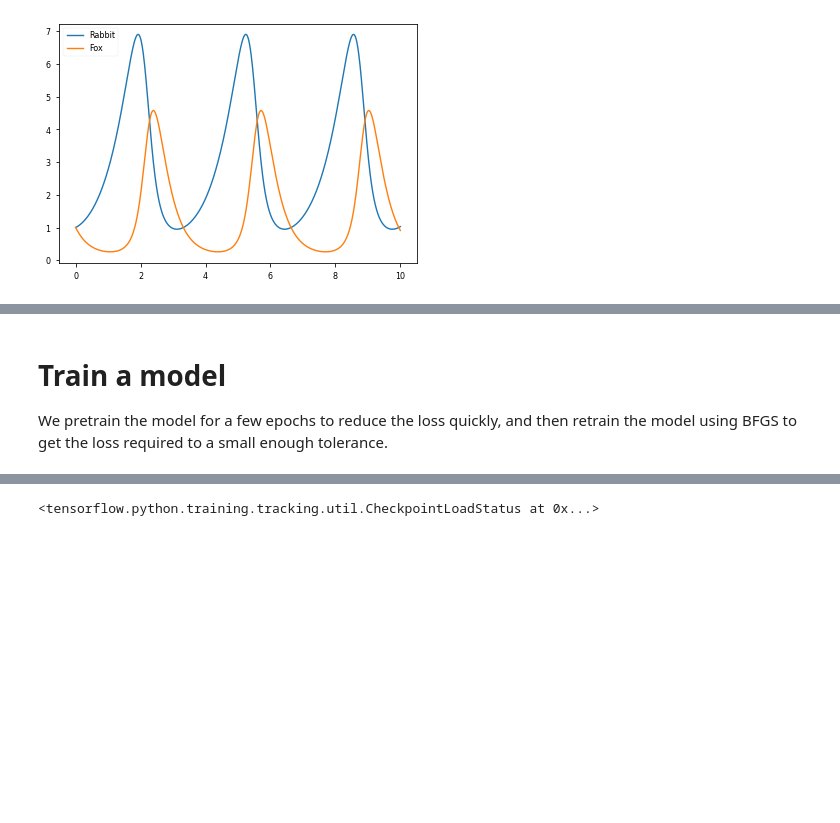
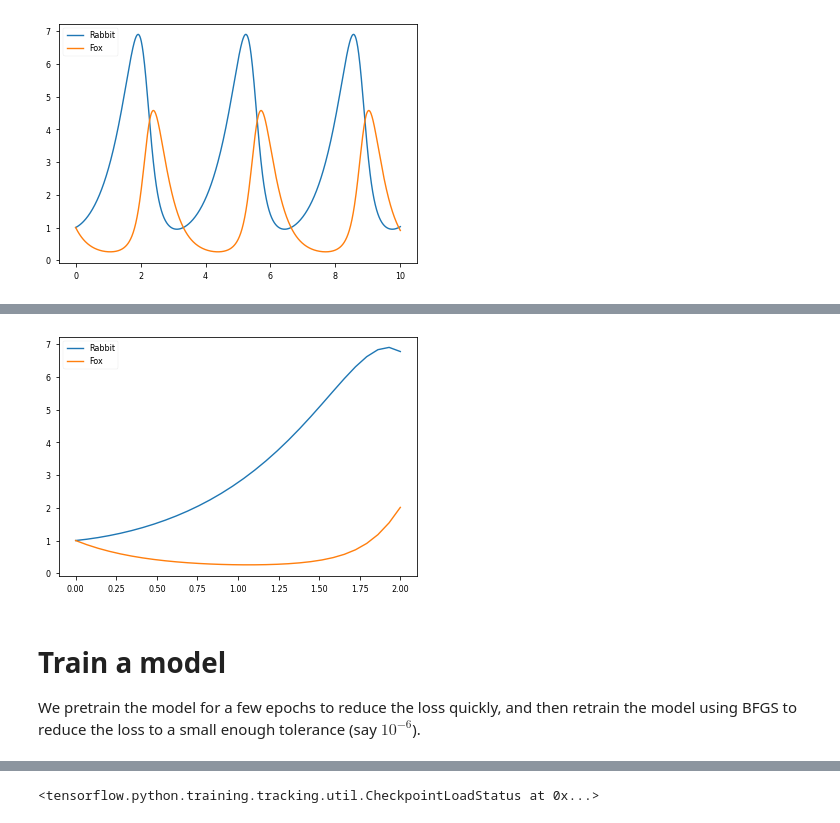
Before and after one commit to titu1994/tfdiffeq, a Jupyter notebook: examples/UniversalNeuralODE.ipynb, the cells around one changed output, grey strips where cells are left out. Saved outputs shown, nothing was run; the diff lists cells and outputs as text; code cells hidden in the pictures; blank space fills up the shorter version.

```diff
--- a/examples/UniversalNeuralODE.ipynb
+++ b/examples/UniversalNeuralODE.ipynb
@@ -170,3 +170,11 @@ epochs = 100
 initial_learning_rate = 0.01
 decay_steps = 100
 decay_rate = 0.5
+# %%
+# Lets see the ground truth sample
+%%time
+
+with tf.device(device):
+  result_train = odeint(LotkaVoltera(a, b, c, d), initial_states_train, t_train)
+
+print("Finished integrating ! Result shape : ", result_train.shape)
@@ -173,7 +185,11 @@ decay_rate = 0.5
+# %%
+plot_results(t_train, result_train, labels=['Rabbit', 'Fox'])
+# %% [output]
+[figure, added]
 # %% [markdown]
 # Train a model
 
-We pretrain the model for a few epochs to reduce the loss quickly, and then retrain the model using BFGS to get the loss required to a small enough tolerance.
+We pretrain the model for a few epochs to reduce the loss quickly, and then retrain the model using BFGS to reduce the loss to a small enough tolerance (say $10^{-6}$).
 # %%
 %%time
 
```
Also changed, not shown: parts of 27 cells of this notebook.
